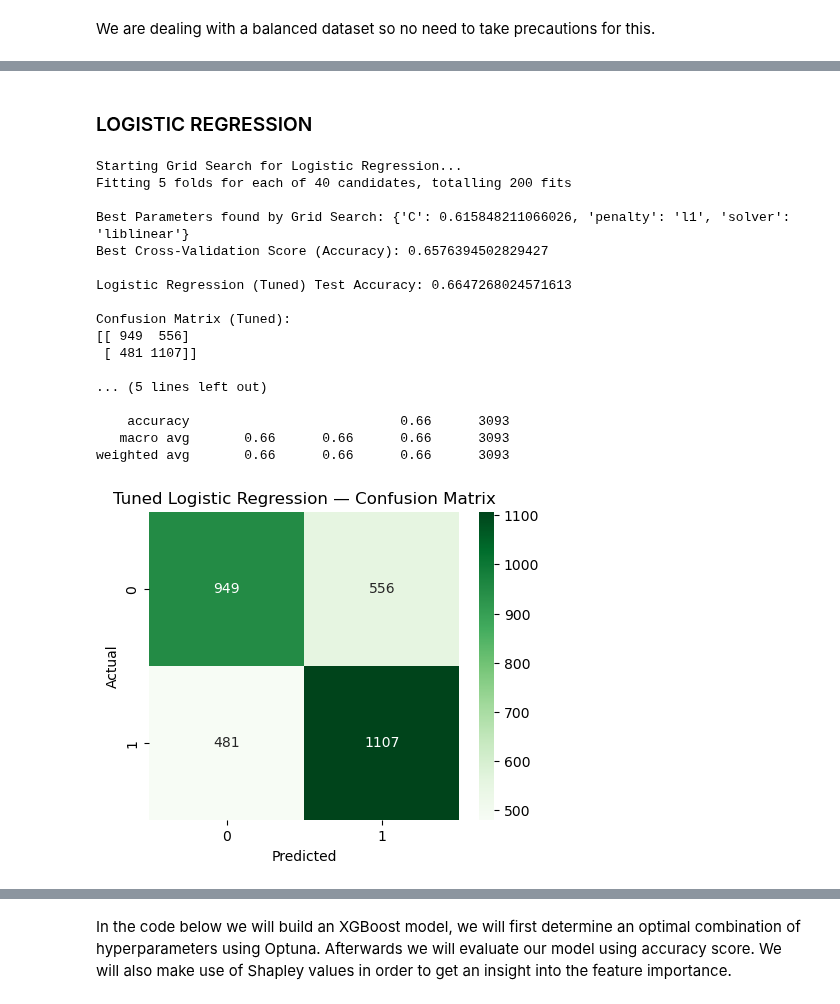
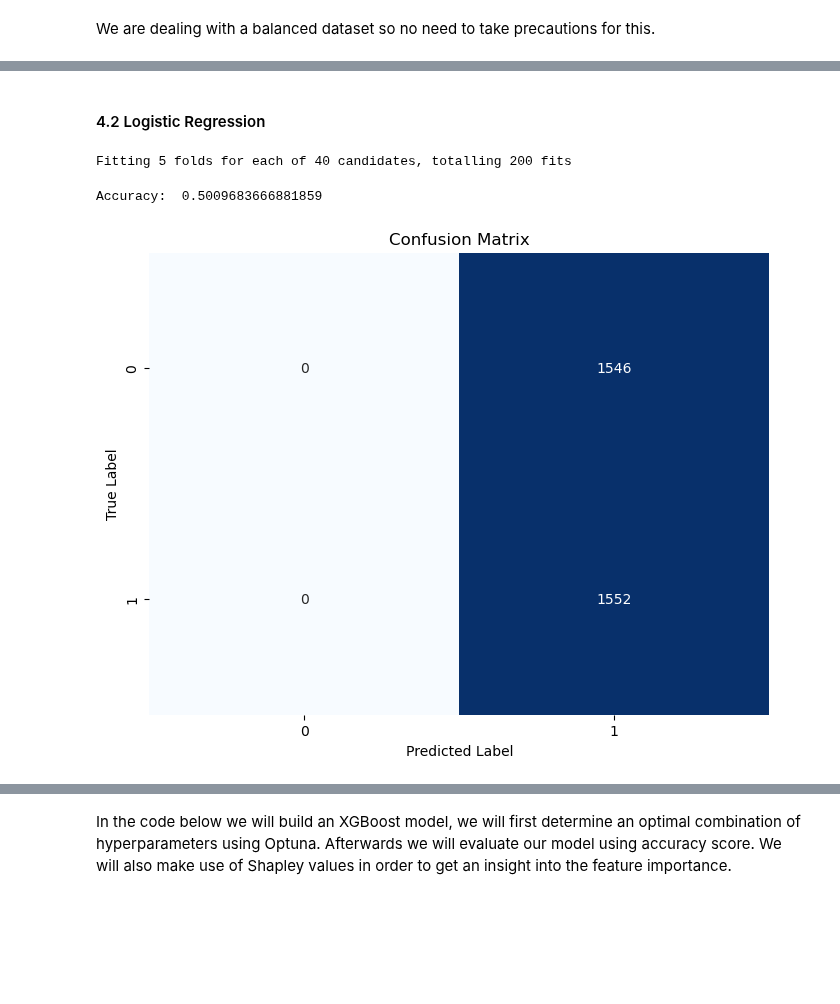
Before and after one commit to EliasMondelaers/datamanagementProject, a Jupyter notebook: Modeling.ipynb, the cells around one changed output, grey strips where cells are left out. Cells and saved outputs as stored; diff of their text form; code cells hidden in the pictures; blank space fills up the shorter version.

```diff
--- a/Modeling.ipynb
+++ b/Modeling.ipynb
@@ -246,15 +175,15 @@ plt.show()
 # %% [markdown]
-### LOGISTIC REGRESSION
+#### 4.2 Logistic Regression
 # %%
 from sklearn.linear_model import LogisticRegression
 lr_base = LogisticRegression(random_state=42, max_iter=5000)
 
-# 2. Define the hyperparameter grid to search
+#Define the hyperparameter grid to search
 param_grid = [
     {
         # L1 Regularization (Lasso)
         'penalty': ['l1'],
-        'solver': ['liblinear'], # Solvers that support L1 penalty
+        'solver': ['liblinear'],
         # C is the inverse of regularization strength. Smaller C means stronger regularization.
         'C': np.logspace(-4, 4, 20) # 20 values between 0.0001 and 10000
     },
@@ -267,64 +196,24 @@ param_grid = [
 ]
 
 # 3. Initialize GridSearchCV
-# cv=5 means 5-fold cross-validation will be performed on the training data for each combination.
 grid_search = GridSearchCV(
     estimator=lr_base,
     param_grid=param_grid,
-    scoring='accuracy', # The metric used to evaluate the models
+    scoring='accuracy',
     cv=5,
-    n_jobs=-1, # Use all available processors
-    verbose=1 # Display progress
+    n_jobs=-1,
+    verbose=1
 )
 
-# 4. Fit the Grid Search to the training data
-print("Starting Grid Search for Logistic Regression...")
-grid_search.fit(X_train, y_train)
+# Fit the Grid Search to the training data
+grid_search.fit(X_train_scaled, y_train)
 
-# 5. Get the best model and its hyperparameters
+# Get the best model and its hyperparameters
 best_lr_model = grid_search.best_estimator_
-print("\nBest Parameters found by Grid Search:", grid_search.best_params_)
-print("Best Cross-Validation Score (Accuracy):", grid_search.best_score_)
-
-# 6. Make predictions on the test set using the best model
-y_pred_lr_tuned = best_lr_model.predict(X_test)
-
-# 7. Evaluate the best model
-lr_tuned_accuracy = accuracy_score(y_test, y_pred_lr_tuned)
-print("\nLogistic Regression (Tuned) Test Accuracy:", lr_tuned_accuracy)
-
-# 8. Confusion matrix
-cm_lr_tuned = confusion_matrix(y_test, y_pred_lr_tuned)
-print("\nConfusion Matrix (Tuned):")
-print(cm_lr_tuned)
-
-# 9. Classification report (precision, recall, f1)
-print("\nClassification Report (Tuned):")
-print(classification_report(y_test, y_pred_lr_tuned))
-
-# 10. Plot confusion matrix
-plt.figure(figsize=(5,4))
-sns.heatmap(cm_lr_tuned, annot=True, fmt="d", cmap="Greens")
-plt.title("Tuned Logistic Regression — Confusion Matrix")
-plt.xlabel("Predicted")
-plt.ylabel("Actual")
-plt.show()
 # %% [output]
-Starting Grid Search for Logistic Regression...
 Fitting 5 folds for each of 40 candidates, totalling 200 fits
-
-Best Parameters found by Grid Search: {'C': 0.615848211066026, 'penalty': 'l1', 'solver': 'liblinear'}
-Best Cross-Validation Score (Accuracy): 0.6576394502829427
-
-Logistic Regression (Tuned) Test Accuracy: 0.6647268024571613
-
-Confusion Matrix (Tuned):
-[[ 949  556]
- [ 481 1107]]
-
-... (5 lines left out)
-
-    accuracy                           0.66      3093
-   macro avg       0.66      0.66      0.66      3093
-weighted avg       0.66      0.66      0.66      3093
-[figure, removed]
+# %%
+evaluate_preds(X_test, y_test,best_lr_model)
+# %% [output]
+Accuracy:  0.5009683666881859
+[figure, added]
```
Also changed, not shown: parts of 31 cells of this notebook, 1 other file.
